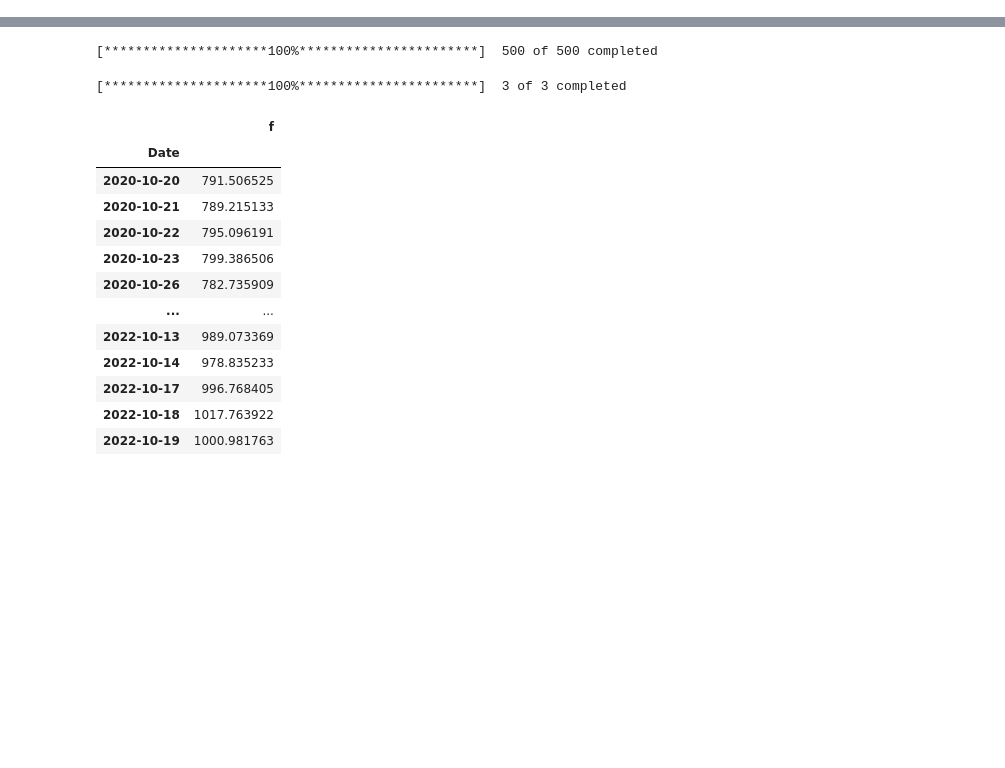
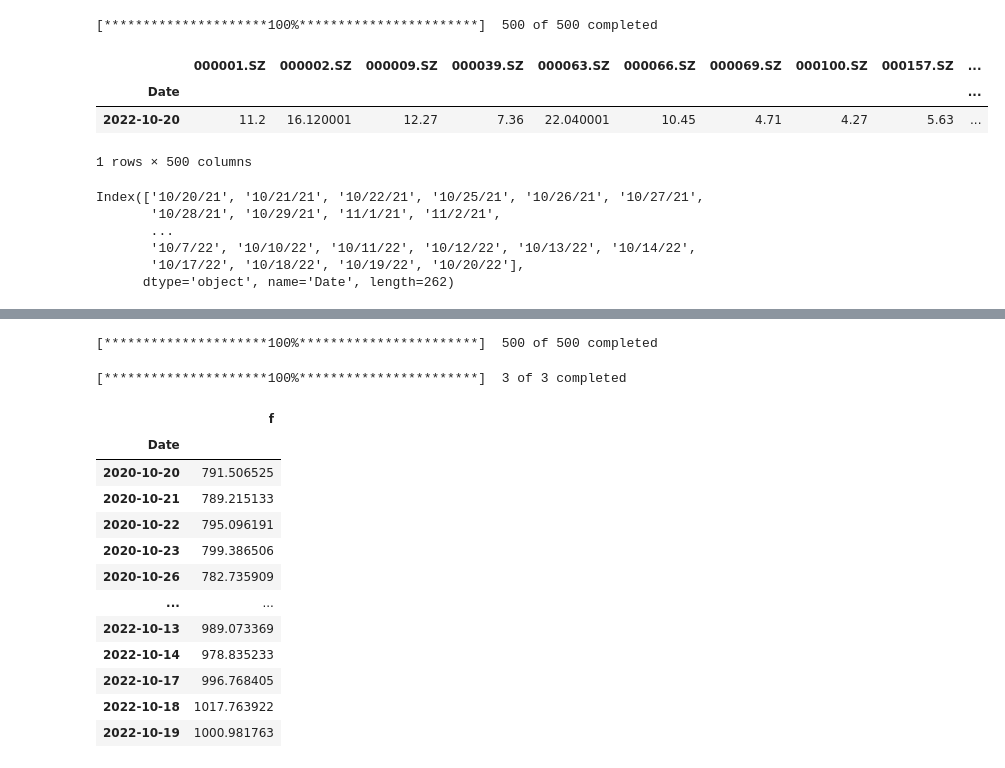
Before and after one commit to Jamielimingzhe/QBUS5010, a Jupyter notebook: QBUS5010 Dashboard.ipynb, the cells around one changed output, grey strips where cells are left out. Saved outputs shown, nothing was run; the diff lists cells and outputs as text; code cells hidden in the pictures; blank space fills up the shorter version.

```diff
--- a/QBUS5010 Dashboard.ipynb
+++ b/QBUS5010 Dashboard.ipynb
@@ -77,0 +8,2 @@ Index(['PARA', 'CAH', 'GM', 'WBD', 'DELL', 'HPE', 'F', 'HPQ', 'AIG', 'COF',
+# %%
+china = pd.read_excel('Factor_Data/China.xlsx')
@@ -77,0 +30,11 @@ Index(['PARA', 'CAH', 'GM', 'WBD', 'DELL', 'HPE', 'F', 'HPQ', 'AIG', 'COF',
+# %%
+china_add = yf.download(china['Ticker_s'].to_list(),start='2022-10-21',end='2022-10-21')
+# %% [output]
+[*********************100%***********************]  500 of 500 completed
+# %%
+china_add['Adj Close']
+# %% [output]
+|  | 000001.SZ | 000002.SZ | 000009.SZ | 000039.SZ | 000063.SZ | 000066.SZ | 000069.SZ | 000100.SZ | 000157.SZ | ... |
+| Date |  |  |  |  |  |  |  |  |  | ... |
+| 2022-10-20 | 11.2 | 16.120001 | 12.27 | 7.36 | 22.040001 | 10.45 | 4.71 | 4.27 | 5.63 | ... |
+1 rows × 500 columns
@@ -77,0 +56,9 @@ Index(['PARA', 'CAH', 'GM', 'WBD', 'DELL', 'HPE', 'F', 'HPQ', 'AIG', 'COF',
+# %%
+benchmarks.index
+# %% [output]
+Index(['10/20/21', '10/21/21', '10/22/21', '10/25/21', '10/26/21', '10/27/21',
+       '10/28/21', '10/29/21', '11/1/21', '11/2/21',
+       ...
+       '10/7/22', '10/10/22', '10/11/22', '10/12/22', '10/13/22', '10/14/22',
+       '10/17/22', '10/18/22', '10/19/22', '10/20/22'],
+      dtype='object', name='Date', length=262)
```
Also changed, not shown: parts of 24 cells of this notebook, 4 other files.
